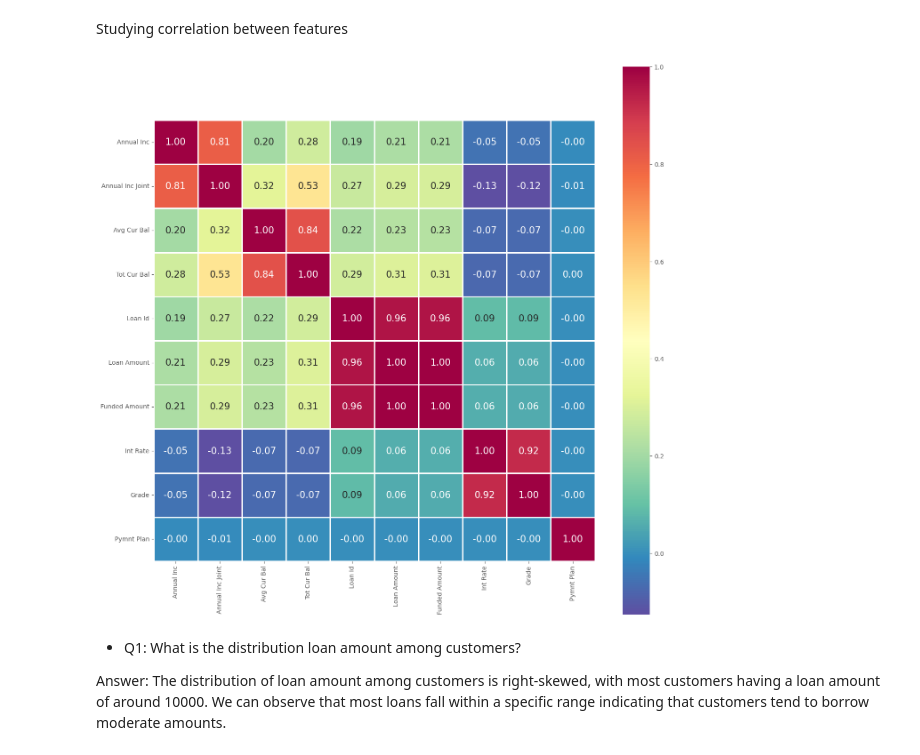
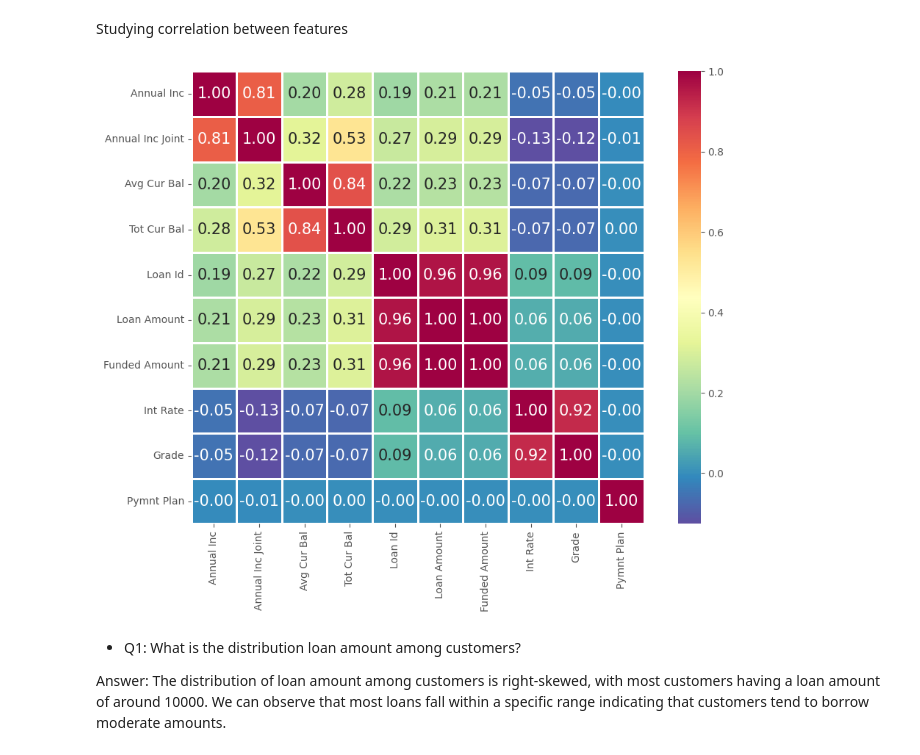
Before and after one commit to youssefayman02/Data-Engineering, a Jupyter notebook: M1-template.ipynb, the cells around one changed output. Cells and saved outputs as stored; diff of their text form; code cells hidden in the pictures.

Commit message:
feat: finalized EDA and added 10 Questions in order to visualize data and come up with insights and conclusions

```diff
--- a/M1-template.ipynb
+++ b/M1-template.ipynb
@@ -122,8 +122,8 @@ df.corr()
 # %% [markdown]
 #### Functions to plot the data for visualization
 # %%
-def plot_correlation_matrix(df):
-    plt.figure(figsize=(16, 16))
+def plot_correlation_matrix(df: pd.DataFrame, figsize: tuple):
+    plt.figure(figsize=figsize)
     sns.heatmap(df.corr(),
                 cbar=True,
                 annot=True,
@@ -134,29 +134,54 @@ def plot_correlation_matrix(df):
                 annot_kws={'size': 15})
     plt.show()
 
-def plot_histogram(df, column_name, kde):
+def plot_histogram(df: pd.DataFrame, column_name: str, kde, figsize: tuple):
+    plt.figure(figsize=figsize)
     sns.histplot(df[column_name], kde=kde)
     plt.title(f'Distribution of {column_name}')
     plt.show()
 
-def plot_boxplot(df, column_name):
+def plot_boxplot_single_column(df: pd.DataFrame, column_name: str, figsize: tuple):
+    plt.figure(figsize=figsize)
     sns.boxplot(x=column_name, data=df)
     plt.title(f'Boxplot of {column_name}')
     plt.show()
 
-def plot_countplot(df, column_name):
+def plot_boxplot_multiple_columns(df: pd.DataFrame,
+                                  column_name1:str,
+                                  column_name2: str,
+                                  title: str, x_label: str,
+                                  y_label: str,
+                                  figsize: tuple):
+    plt.figure(figsize=figsize)
+    sns.boxplot(x=column_name1, y=column_name2, data=df)
+    plt.title(title)
+    plt.xlabel(x_label)
+    plt.ylabel(y_label)
+    plt.show()
+
+def plot_vertical_countplot(df: pd.DataFrame, column_name: str, figsize: tuple):
+    plt.figure(figsize=figsize)
     sns.countplot(x=column_name, data=df)
     plt.title(f'Countplot of {column_name}')
     plt.show()
 
-def plot_top_n_barplot(df, n, title):
+def plot_horizontal_countplot(df: pd.DataFrame, column_name: str, figsize: tuple):
+    plt.figure(figsize=figsize)
+    # sorted
+    sns.countplot(y=column_name, data=df, order = df[column_name].value_counts().index)
+    plt.title(f'Countplot of {column_name}')
+    plt.show()
+
+def plot_top_n_barplot(df: pd.DataFrame, n: int, title: str, figsize: tuple):
+    plt.figure(figsize=figsize)
     sns.barplot(x=df.values[:n], y=df.index[:n])
     plt.title(f'Top {n} {title}')
     plt.xlabel('Count')
     plt.ylabel('Category')
     plt.show()
 
-def plot_scatterplot(df, x, y):
+def plot_scatterplot(df: pd.DataFrame, x:str, y:str, figsize: tuple):
+    plt.figure(figsize=figsize)
     sns.scatterplot(x=x, y=y, data=df)
     plt.title(f'{x} vs {y}')
     plt.show()
@@ -170,9 +195,9 @@ sns.pairplot(df)
 # %% [markdown]
 Studying correlation between features
 # %%
-plot_correlation_matrix(df)
+plot_correlation_matrix(df, (12, 8))
 # %% [output]
-[figure, old version]
+[figure, new version]
 # %% [markdown]
 - Q1: What is the distribution loan amount among customers?
 
```
Also changed, not shown: parts of 37 cells of this notebook.
